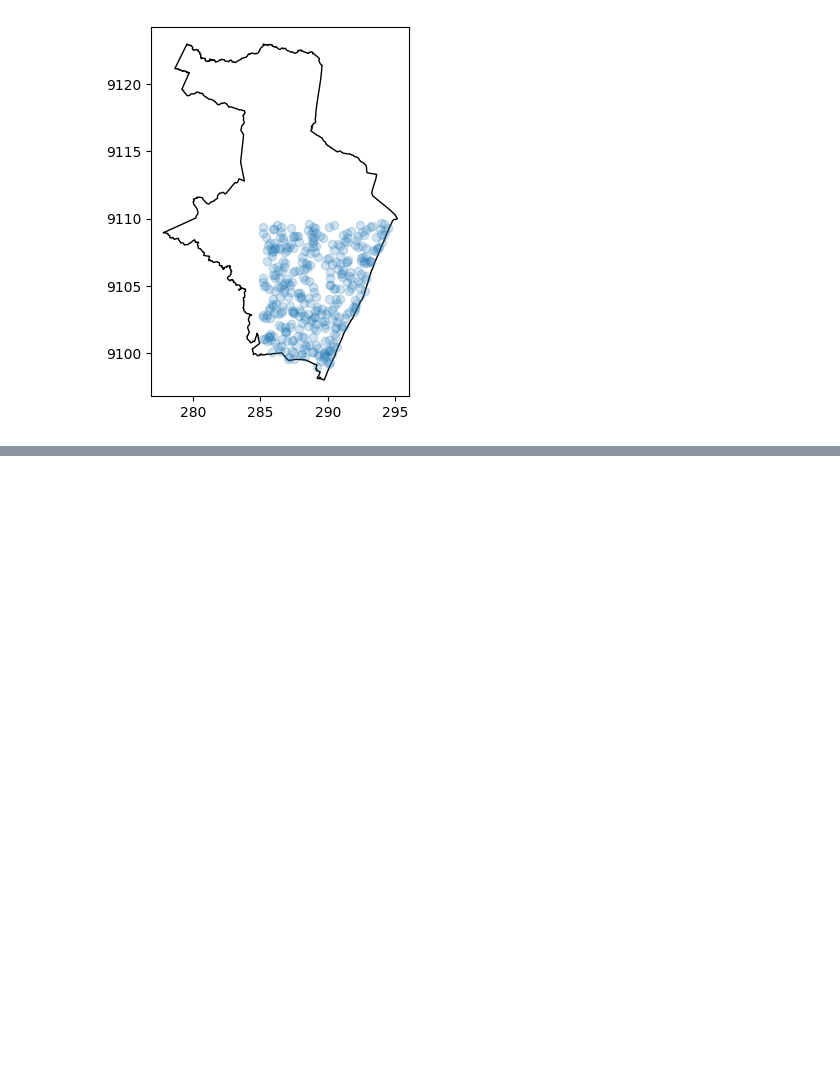
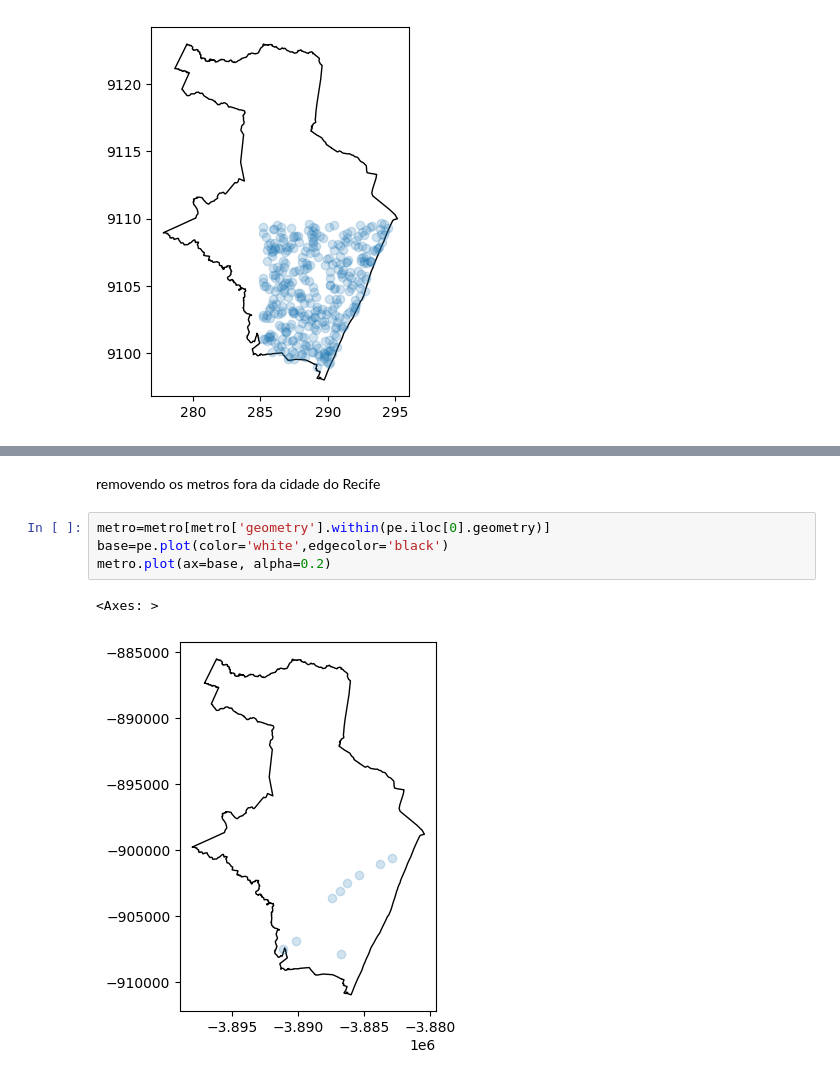
Before and after one commit to Jgabriel1800/an-lise-grafica-Recife, a Jupyter notebook: analise_geografica.ipynb, the cells around one changed output, grey strips where cells are left out. Cells and saved outputs as stored; diff of their text form; blank space fills up the shorter version.

```diff
--- a/analise_geografica.ipynb
+++ b/analise_geografica.ipynb
@@ -207,0 +267,9 @@ geo_dados.plot(ax=base, alpha=0.2)
+# %% [markdown]
+removendo os metros fora da cidade do Recife
+# %%
+metro=metro[metro['geometry'].within(pe.iloc[0].geometry)]
+base=pe.plot(color='white',edgecolor='black')
+metro.plot(ax=base, alpha=0.2)
+# %% [output]
+<Axes: >
+[figure, added]
```
Also changed, not shown: parts of 7 cells of this notebook.
